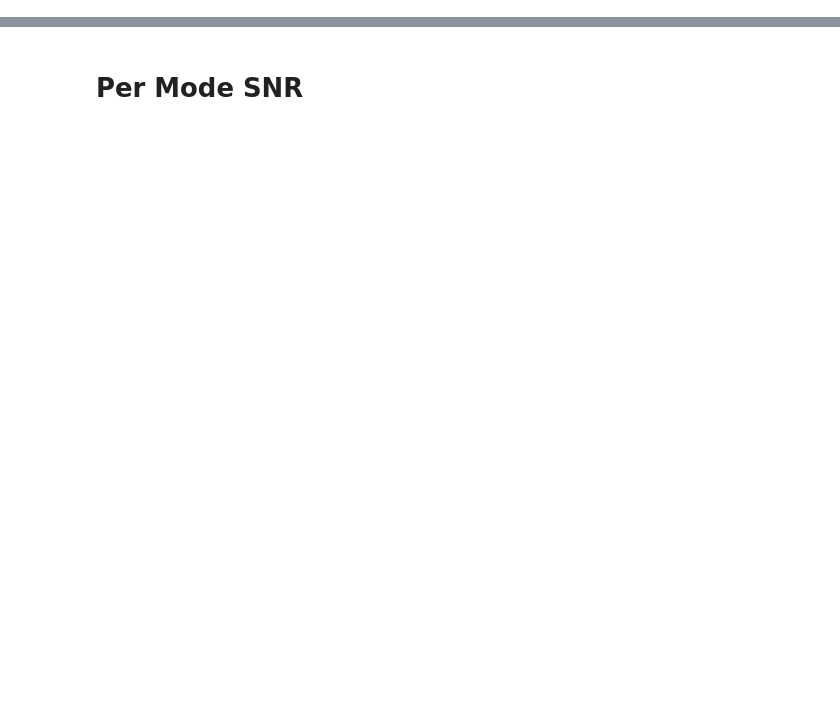
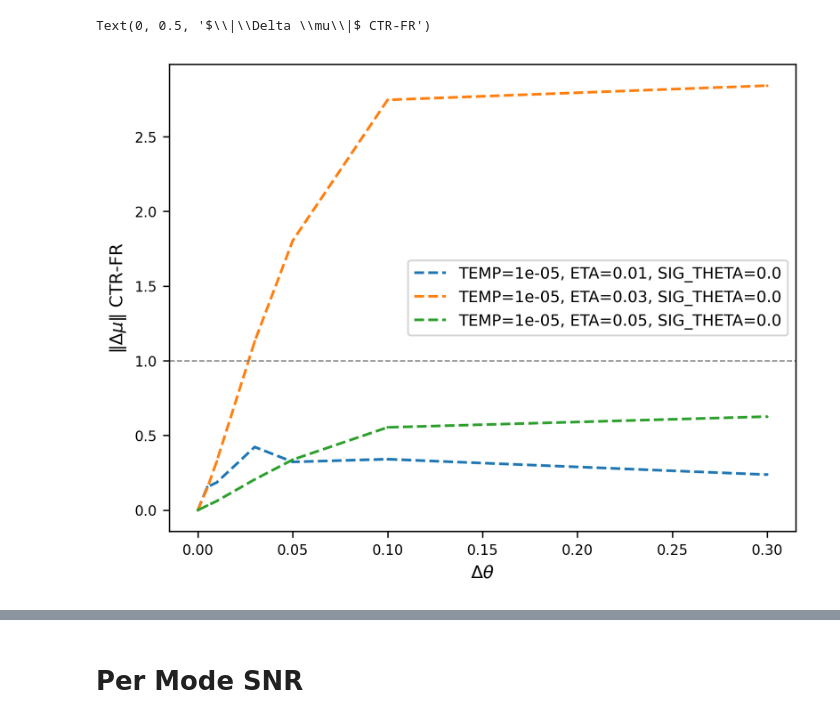
Before and after one commit to scastedo/continuous_attractor_project, a Jupyter notebook: data_analysis_new.ipynb, the cells around one changed output, grey strips where cells are left out. Saved outputs shown, nothing was run; the diff lists cells and outputs as text; code cells hidden in the pictures; blank space fills up the shorter version.

```diff
--- a/data_analysis_new.ipynb
+++ b/data_analysis_new.ipynb
@@ -599,0 +645,29 @@ print(table)
+# %%
+#Plotting \Delta mu norm for different delta theta values
+TEMP = TEMP_VALUES[0]
+for ETA in ETA_VALUES:
+    # for TEMP in TEMP_VALUES:
+    for SIG_THETA in SIG_THETA_VALUES:
+        DIR1 = 0.5
+        DTHETA = []
+        DMU_FR = []
+        DMU_CTR = []
+        for DIR2 in IDIR_VALUES:
+            DTHETA.append(delta_final_ctr[TEMP_VALUES.index(TEMP),ETA_VALUES.index(ETA),SIG_THETA_VALUES.index(SIG_THETA), IDIR_VALUES.index(DIR2)])
+            #For CTR
+            MU1  = tensors[1,1,TEMP,ETA,SIG_THETA][:,:,0, IDIR_VALUES.index(DIR1)].mean(axis=1)
+            MU2 = tensors[1,1,TEMP,ETA,SIG_THETA][:,:,0, IDIR_VALUES.index(DIR2)].mean(axis=1)
+            DMU_CTR.append(np.linalg.norm(MU1 - MU2))
+            #For FR
+            MU1  = tensors[0.64,1.27,TEMP,ETA,SIG_THETA][:,:,0, IDIR_VALUES.index(DIR1)].mean(axis=1)
+            MU2 = tensors[0.64,1.27,TEMP,ETA,SIG_THETA][:,:,0, IDIR_VALUES.index(DIR2)].mean(axis=1)
+            DMU_FR.append(np.linalg.norm(MU1 - MU2))
+        plt.plot(DTHETA, np.array(DMU_CTR)-np.array(DMU_FR), 'x--',label=f"TEMP={TEMP}, ETA={ETA}, SIG_THETA={SIG_THETA}")
+plt.axhline(y=1, color='gray', linestyle='--', lw=0.8)
+plt.legend()
+plt.xlabel(r"$\Delta \theta$")
+plt.ylabel(r"$\|\Delta \mu\|$ CTR-FR")
+            # plt.plot(DTHETA, DMU_FR, 's--',label=f"TEMP={TEMP}, ETA={ETA}, SIG_THETA={SIG_THETA}")
+# %% [output]
+Text(0, 0.5, '$\\|\\Delta \\mu\\|$ CTR-FR')
+[figure, added]
```
Also changed, not shown: parts of 24 cells of this notebook, 6 other files.
